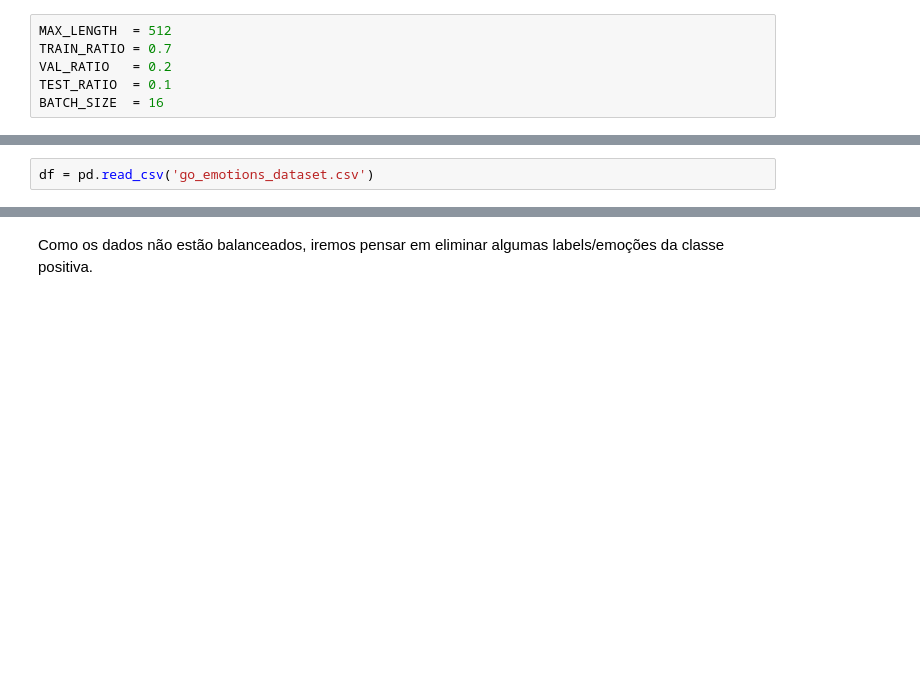
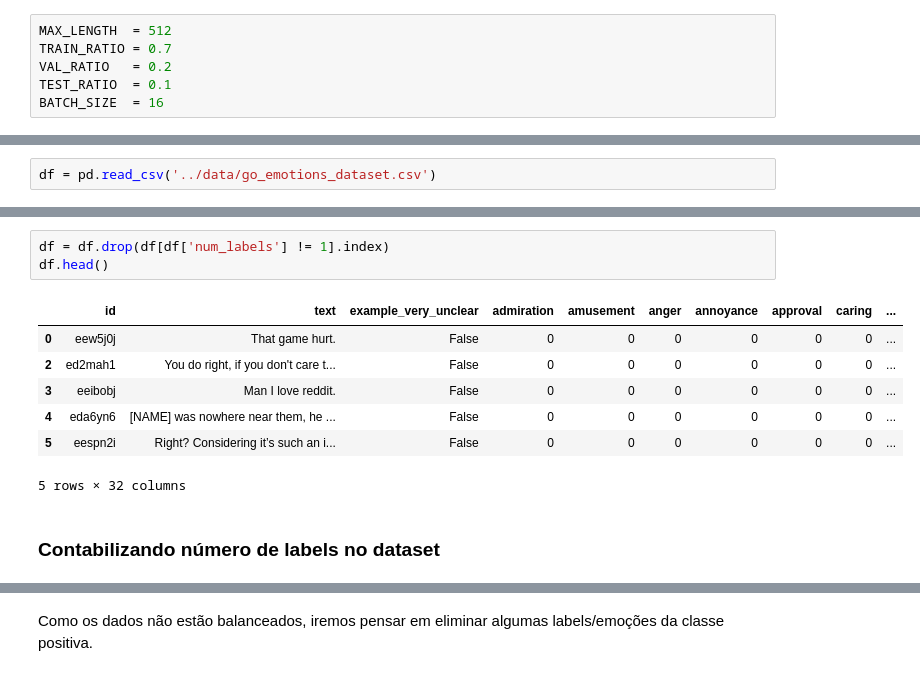
Before and after one commit to icmc-data/sentiment-analysis-goemotions, a Jupyter notebook: notebooks/1_initial_analysis.ipynb, the cells around one changed output, grey strips where cells are left out. Saved outputs shown, nothing was run; the diff lists cells and outputs as text; blank space fills up the shorter version.

```diff
--- a/notebooks/1_initial_analysis.ipynb
+++ b/notebooks/1_initial_analysis.ipynb
@@ -30,5 +32,5 @@ print(f'{device=}')
 # %%
-df = pd.read_csv('go_emotions_dataset.csv')
+df = pd.read_csv('../data/go_emotions_dataset.csv')
 # %%
 for i, col in enumerate(list(df.columns)):
     print(i, col)
@@ -39 +74,14 @@ neutral_columns  = ['neutral']
+# %%
+df = df.drop(df[df['num_labels'] != 1].index)
+df.head()
+# %% [output]
+|  | id | text | example_very_unclear | admiration | amusement | anger | annoyance | approval | caring | ... |
+| 0 | eew5j0j | That game hurt. | False | 0 | 0 | 0 | 0 | 0 | 0 | ... |
+| 2 | ed2mah1 | You do right, if you don't care t... | False | 0 | 0 | 0 | 0 | 0 | 0 | ... |
+| 3 | eeibobj | Man I love reddit. | False | 0 | 0 | 0 | 0 | 0 | 0 | ... |
+| 4 | eda6yn6 | [NAME] was nowhere near them, he ... | False | 0 | 0 | 0 | 0 | 0 | 0 | ... |
+| 5 | eespn2i | Right? Considering it’s such an i... | False | 0 | 0 | 0 | 0 | 0 | 0 | ... |
+5 rows × 32 columns
+# %% [markdown]
+### Contabilizando número de labels no dataset
 # %%
```
Also changed, not shown: parts of 35 cells of this notebook, 5 other files.
